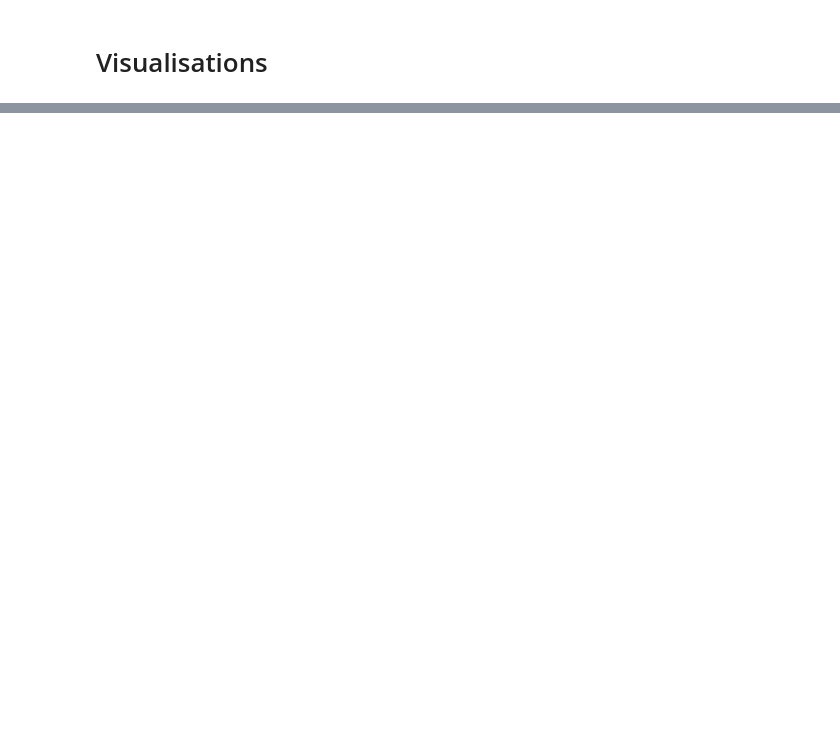
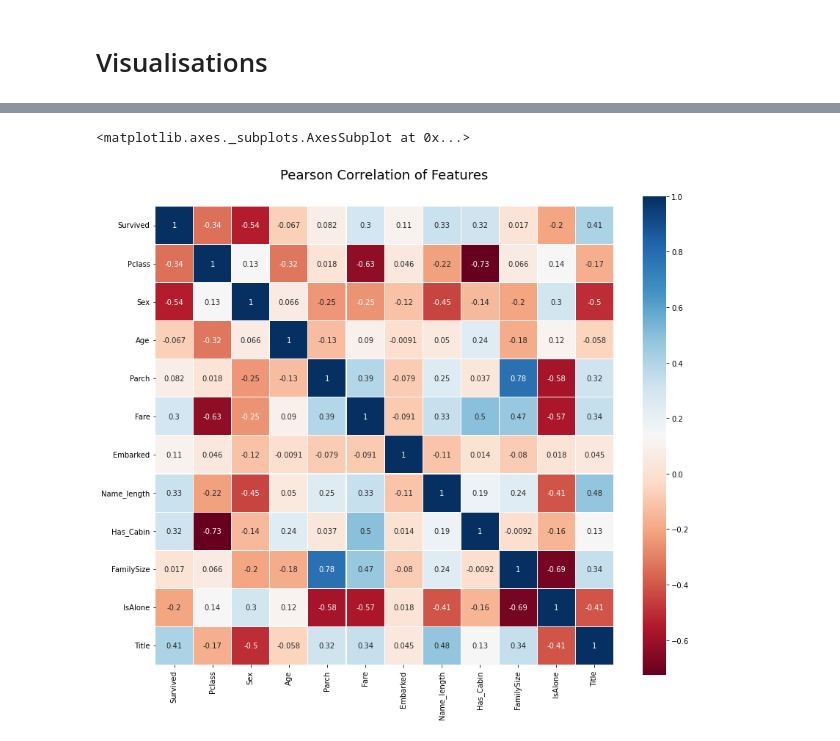
Before and after one commit to caputdraconis050630/DataAnalysis, a Jupyter notebook: Ensembling_Stacking_titanic.ipynb, the cells around one changed output, grey strips where cells are left out. Saved outputs shown, nothing was run; the diff lists cells and outputs as text; code cells hidden in the pictures; blank space fills up the shorter version.

```diff
--- a/Ensembling_Stacking_titanic.ipynb
+++ b/Ensembling_Stacking_titanic.ipynb
@@ -154,0 +164,8 @@ test = test.drop(drop_elements, axis=1)
+# %%
+colormap = plt.cm.RdBu
+plt.figure(figsize=(14,12))
+plt.title('Pearson Correlation of Features', y=1.05, size=18)
+sns.heatmap(train.astype(float).corr(), linewidths=0.1, vmax=1.0, square=True, cmap = colormap, linecolor='white', annot=True)
+# %% [output]
+<matplotlib.axes._subplots.AxesSubplot at 0x...>
+[figure, added]
```
Also changed, not shown: parts of 5 cells of this notebook.
